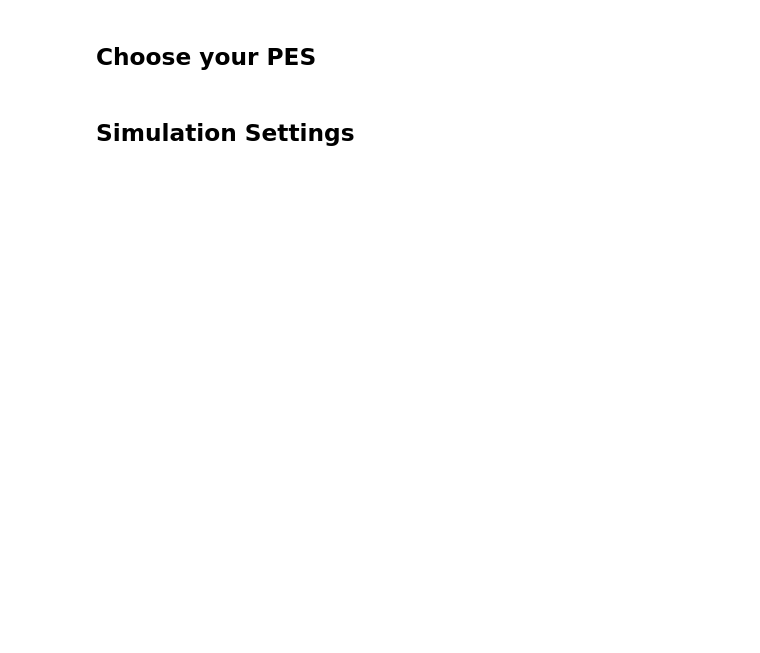
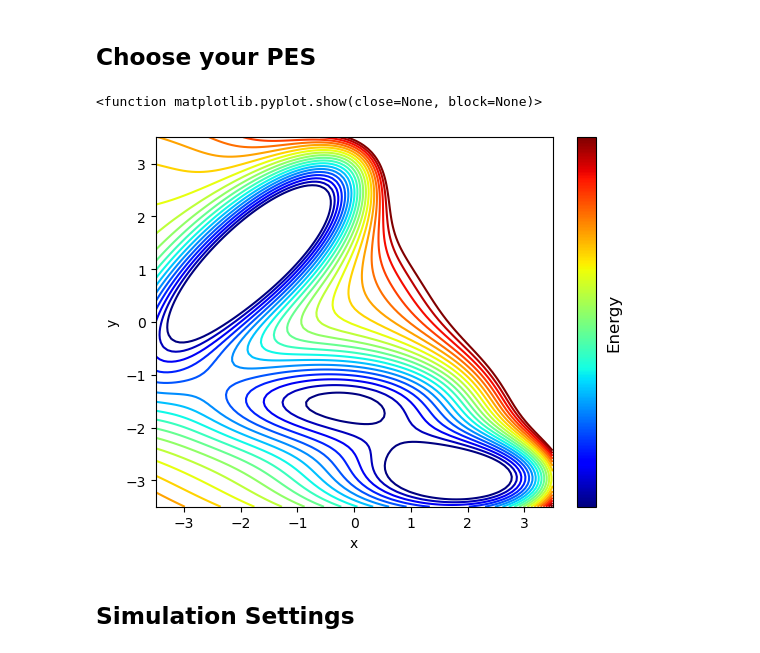
Before and after one commit to minhx010/iCoMSE-planning-spring2023, a Jupyter notebook: (RE)TIS-Code.ipynb, the cells around one changed output. Cells and saved outputs as stored; diff of their text form; code cells hidden in the pictures; blank space fills up the shorter version.

Commit message:
update print statements, update MB potential

```diff
--- a/(RE)TIS-Code.ipynb
+++ b/(RE)TIS-Code.ipynb
@@ -113,56 +113,38 @@ $$ \bar{y} = [0, 0.5, 1.5, 1] $$
 # %%
 import numpy as np
 import sys
 import math
 import copy
 from math import exp
 import langevin_dynamics as ld
 import random
 import matplotlib.pyplot as plt
 from matplotlib import colors, ticker, cm
 
 # Select your PES type: ***** EDIT HERE *****
-pes_type = 1
+pes_type = 4
 
-if pes_type == 4:
-    # Plot potential energy surface contours
-    N = 100
-    x_vec = np.linspace(-3, 1.5, N)
-    y_vec = np.linspace(-1, 3, N)
-    X, Y = np.meshgrid(x_vec, y_vec)
-    energy = np.zeros((N, N))
+# Plot potential energy surface contours
+N = 100
+x_vec = np.linspace(-3.5, 3.5, N)
+y_vec = np.linspace(-3.5, 3.5, N)
+X, Y = np.meshgrid(x_vec, y_vec)
+energy = np.zeros((N, N))
 
-    # Plot contours
-    for i in range(len(x_vec)):
-        for j in range(len(y_vec)):
-            energy[j][i] = ld.potential(x_vec[i],y_vec[j],pes_type)
-    plt.contour(x_vec,y_vec,energy,np.linspace(-100,100,30), cmap = 'jet')
-    cbar = plt.colorbar(cm.ScalarMappable(cmap='jet'))
-    cbar.set_ticks([])
-    cbar.set_label(label = 'Energy', size=12)
-    plt.xlabel('x')
-    plt.ylabel('y')
-    plt.show
-
-else:
-    # Plot potential energy surface contours
-    N = 100
-    x_vec = np.linspace(-3.5, 3.5, N)
-    y_vec = np.linspace(-3.5, 3.5, N)
-    X, Y = np.meshgrid(x_vec, y_vec)
-    energy = np.zeros((N, N))
-
-    # Plot contours
-    for i in range(len(x_vec)):
-        for j in range(len(y_vec)):
-            energy[j][i] = ld.potential(x_vec[i],y_vec[j],pes_type)
-    plt.contour(x_vec,y_vec,energy,np.linspace(-3,3,20), cmap = 'jet')
-    cbar = plt.colorbar(cm.ScalarMappable(cmap='jet'))
-    cbar.set_ticks([])
-    cbar.set_label(label = 'Energy', size=12)
-    plt.xlabel('x')
-    plt.ylabel('y')
-    plt.show
+# Plot contours
+for i in range(len(x_vec)):
+    for j in range(len(y_vec)):
+        energy[j][i] = ld.potential(x_vec[i],y_vec[j],pes_type)
+plt.contour(x_vec,y_vec,energy,np.linspace(-3,3,20), cmap = 'jet')
+cbar = plt.colorbar(cm.ScalarMappable(cmap='jet'))
+cbar.set_ticks([])
+cbar.set_label(label = 'Energy', size=12)
+plt.xlabel('x')
+plt.ylabel('y')
+plt.show
+# %% [output]
+<function matplotlib.pyplot.show(close=None, block=None)>
+[figure, added]
 # %% [markdown]
 ## Simulation Settings
 # %%
```
Also changed, not shown: parts of 12 cells of this notebook, 5 other files.
